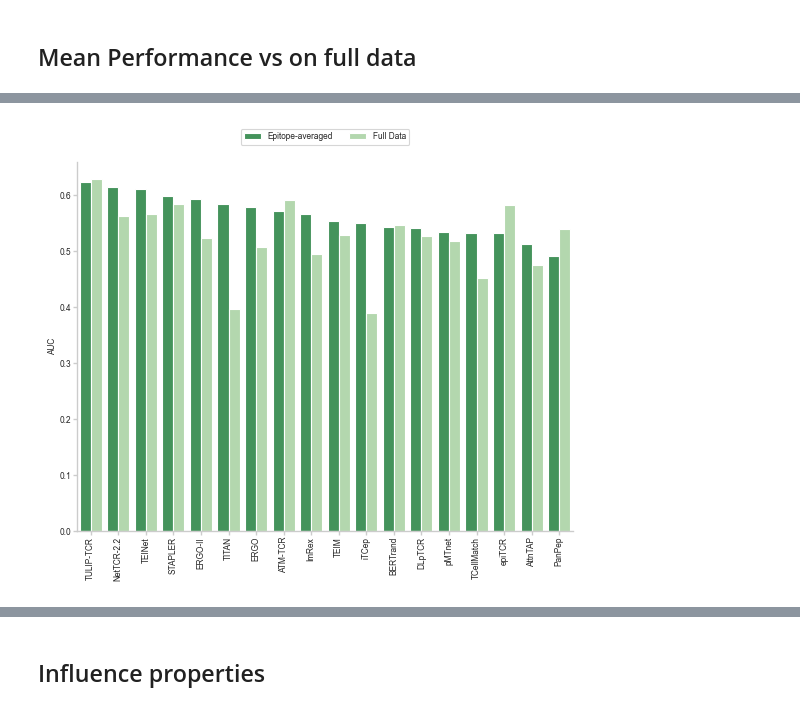
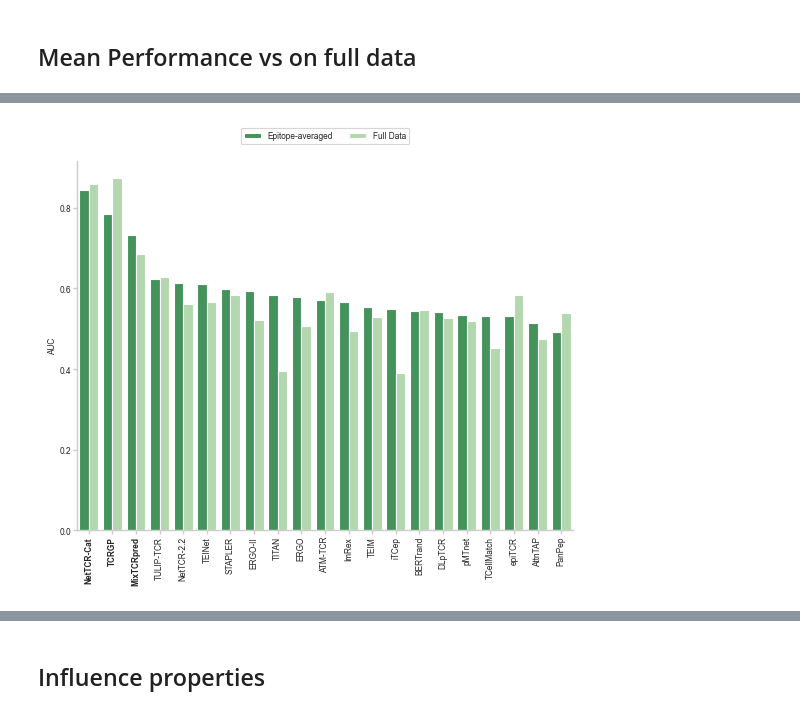
Before and after one commit to SchubertLab/benchmark_TCRprediction, a Jupyter notebook: manuscript/Figure_viral.ipynb, the cells around one changed output, grey strips where cells are left out. Drawn from its saved outputs; the diff is of its cells as text; code cells hidden in the pictures.

```diff
--- a/manuscript/Figure_viral.ipynb
+++ b/manuscript/Figure_viral.ipynb
@@ -545,7 +700,7 @@ df_performance_alt.head(5)
 # %% [markdown]
 ## Prediction Score
 # %%
-model_names_score = sorted(df_performance_best['Method'].unique()) + sorted(df_performance_best_cat['Method'].unique())
+model_names_score = sorted(df_performance_best['Method'].unique()) #+ sorted(df_performance_best_cat['Method'].unique())
 
 prediction_scores = pd.read_csv(f'../tcr_benchmark/results/predictions_{model_names_score[0]}_viral.csv', index_col=0)
 prediction_scores = prediction_scores.drop(columns=['Score'])
@@ -1057,7 +1293,7 @@ The `errwidth` parameter is deprecated. And will be removed in v0.15.0. Pass `er
 ## SFigure 2 - Model Alternatives
 # %%
 base_methods = sorted(df_performance_alt['BaseModel'].unique(), key=lambda x: x.lower())
-colors_models = {m: met_brewer.met_brew(name='Signac', n=9, brew_type='discrete')[i]  # sb.color_palette('pastel')[i]
+colors_models = {m: met_brewer.met_brew(name='Signac', n=10, brew_type='discrete')[i]  # sb.color_palette('pastel')[i]
                  for i, m in enumerate(base_methods)}
 # %%
 def plot_alternatives(df, metric, sort_by='Average', ax=None, rdm=None):
@@ -1084,8 +1320,11 @@ def plot_alternatives(df, metric, sort_by='Average', ax=None, rdm=None):
                           ax=ax)
 
     xlabels = plot.get_xticklabels()
-    xlabels = [' '.join(el.get_text().split(' ')[1:]) for el in xlabels]
-    plot.set_xticklabels(xlabels, rotation=90)
+    [el.set_weight('bold') for el in xlabels if el.get_text().split(' ')[0] in ['nettcrcat', 'mixtcrpred', 'tcrgp']]
+    [el.set_text(' '.join(el.get_text().split(' ')[1:])) for el in xlabels]
+    plot.set_xticklabels(xlabels, rotation=90, fontsize='x-small')
+    #labels = ax_b.get_xticklabels()
+    #[el.set_weight('bold') for el in labels if el.get_text() in ['NetTCR-Cat', 'MixTCRpred', 'TCRGP']]
 
     sb.despine(ax=plot)
     plot.grid(False)
@@ -1180,7 +1419,8 @@ def plot_distribution(name, ax=None):
 
     plot.set_ylabel('Frequency in %', labelpad=1)
     plot.set_xlabel('Prediction Score', labelpad=1)
-    plot.set_title(utils_config.mapper_methods[name.split('_')[0]], pad=0)
+    plot.set_title(utils_config.mapper_methods[name.split('_')[0]], pad=0,
+                   weight='bold' if name.split('_')[0] in ['mixtcrpred', 'tcrgp', 'nettcrcat'] else None)
     plot.tick_params(axis='both', pad=1, color=plot.spines["bottom"].get_edgecolor(),
                      length=3, width=1, left=True, bottom=True)
 
@@ -1519,34 +1731,38 @@ def plot_mean_vs_full_bar(metric, ax=None, weighted=False):
     if weighted:
         df_avg['support'] = df_avg['Group'].map(amount_epis) / sum(amount_epis.values)
         df_avg['Value'] = df_avg['Value'] * df_avg['support']
         df_avg = pd.DataFrame(df_avg.groupby('BaseModel')['Value'].sum())
     else:
+        df_avg = df_avg[~df_avg['BaseModel'].isin(['mixtcrpred', 'tcrgp', 'nettcrcat']) | (df_avg['Value']!=0.5)]
         df_avg = pd.DataFrame(df_avg.groupby('BaseModel')['Value'].mean())
 
     df_avg['Type'] = 'Epitope-averaged'
     df_full['Type'] = 'Full Data'
     df_tmp = pd.concat([df_full, df_avg], axis=0)
     df_tmp = df_tmp.reset_index()
     df_tmp['BaseModel'] = df_tmp['BaseModel'].map(utils_config.mapper_methods)
     order = df_tmp[df_tmp['Type']=='Epitope-averaged'].sort_values('Value', ascending=False)['BaseModel'].values
     df_tmp['BaseModel'] = pd.Categorical(df_tmp['BaseModel'], categories=order, ordered=True)
     df_tmp = df_tmp.sort_values('BaseModel')
 
     plot = sb.barplot(data=df_tmp, x='BaseModel', y='Value', hue='Type',
                       palette='Greens_r', hue_order=['Epitope-averaged', 'Full Data'], ax=ax)
 
     sb.despine(ax=plot)
     plot.grid(False)
     plot.set_xlabel(None)
     plot.set_xticklabels(plot.get_xticklabels(), rotation=90)
     plot.set_ylabel('AUC', labelpad=2)
     plot.tick_params(axis='both', pad=1, color=plot.spines["bottom"].get_edgecolor(),
                      length=3, width=1, left=True, bottom=True)
     plot.legend(ncols=2, loc='upper center', bbox_to_anchor=(0.5, 1.1))
 
+    labels = plot.get_xticklabels()
+    [el.set_weight('bold') for el in labels if el.get_text() in ['NetTCR-Cat', 'MixTCRpred', 'TCRGP']]
+
 plot_mean_vs_full_bar('AUC')
 # %% [output]
-[figure, old version]
+[figure, new version]
 # %%
 scale = 1
 fig = plt.figure(figsize=(TEXT_WIDTH * scale, TEXT_WIDTH * scale * 0.33),
```
Also changed, not shown: parts of 71 cells of this notebook, 4 other files.
